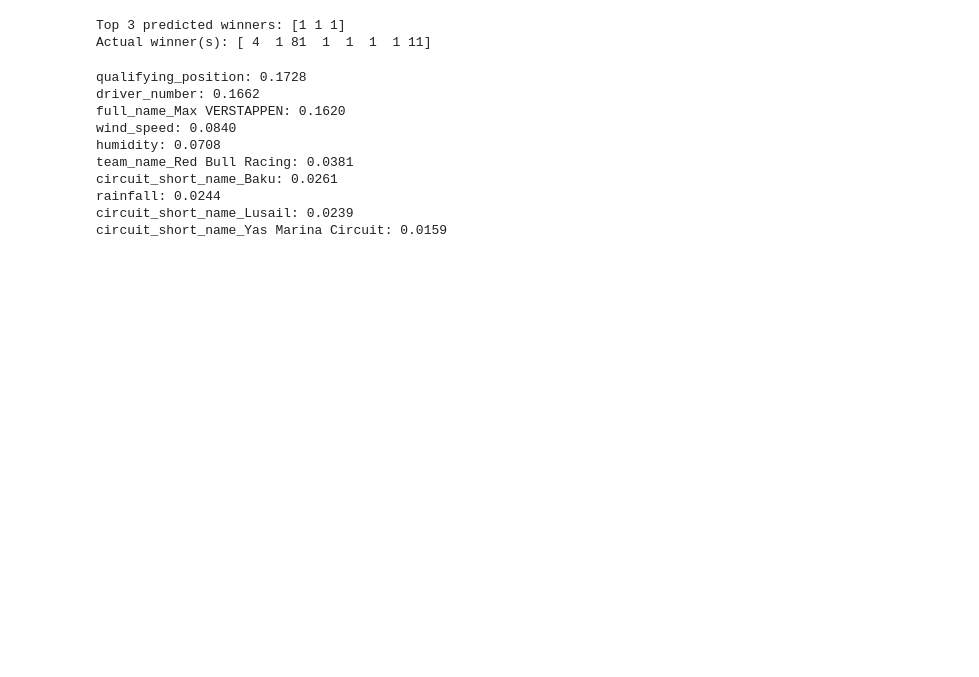
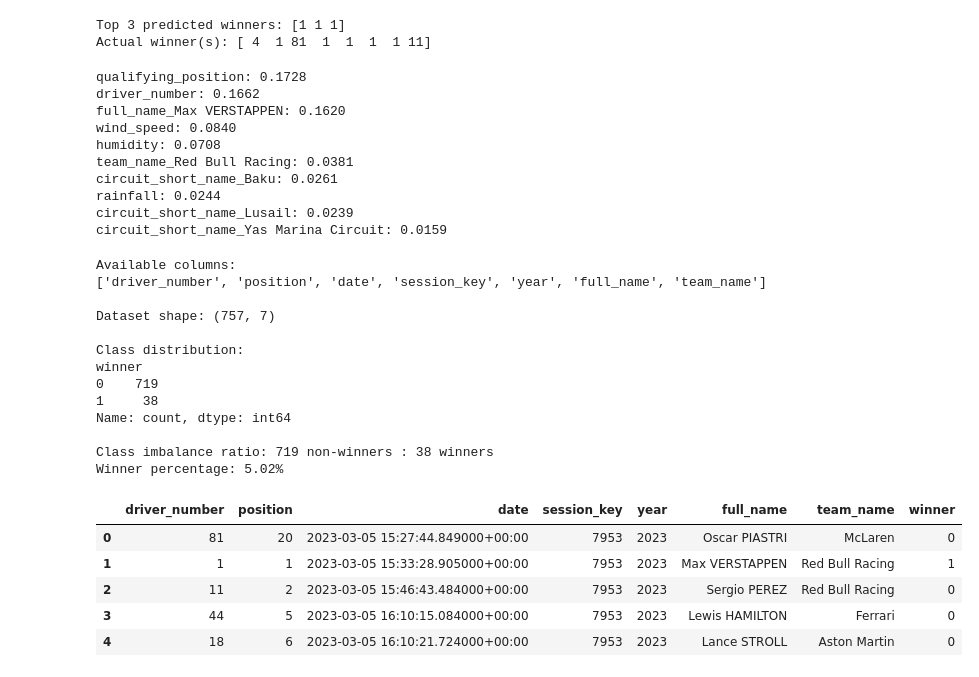
Before and after one commit to jordan-kesner/f1-modeling, a Jupyter notebook: notebooks/01-get-f1-data.ipynb, the cells around one changed output. Drawn from its saved outputs; the diff is of its cells as text; code cells hidden in the pictures; blank space fills up the shorter version.

```diff
--- a/notebooks/01-get-f1-data.ipynb
+++ b/notebooks/01-get-f1-data.ipynb
@@ -417,3 +408,34 @@ circuit_short_name_Baku: 0.0261
 rainfall: 0.0244
 circuit_short_name_Lusail: 0.0239
 circuit_short_name_Yas Marina Circuit: 0.0159
+# %%
+# Load the existing data and check class distribution
+race_df = pd.read_csv("final_positions_2021_2024.csv")
+
+# Check the class distribution
+print("Class distribution:")
+print(race_df['winner'].value_counts())
+print(f"\nClass imbalance ratio: {race_df['winner'].value_counts()[0]} non-winners : {race_df['winner'].value_counts()[1]} winners")
+print(f"Winner percentage: {(race_df['winner'].sum() / len(race_df)) * 100:.2f}%")
+
+race_df.head()
+# %% [output]
+Available columns:
+['driver_number', 'position', 'date', 'session_key', 'year', 'full_name', 'team_name']
+
+Dataset shape: (757, 7)
+
+Class distribution:
+winner
+0    719
+1     38
+Name: count, dtype: int64
+
+Class imbalance ratio: 719 non-winners : 38 winners
+Winner percentage: 5.02%
+|  | driver_number | position | date | session_key | year | full_name | team_name | winner |
+| 0 | 81 | 20 | 2023-03-05 15:27:44.849000+00:00 | 7953 | 2023 | Oscar PIASTRI | McLaren | 0 |
+| 1 | 1 | 1 | 2023-03-05 15:33:28.905000+00:00 | 7953 | 2023 | Max VERSTAPPEN | Red Bull Racing | 1 |
+| 2 | 11 | 2 | 2023-03-05 15:46:43.484000+00:00 | 7953 | 2023 | Sergio PEREZ | Red Bull Racing | 0 |
+| 3 | 44 | 5 | 2023-03-05 16:10:15.084000+00:00 | 7953 | 2023 | Lewis HAMILTON | Ferrari | 0 |
+| 4 | 18 | 6 | 2023-03-05 16:10:21.724000+00:00 | 7953 | 2023 | Lance STROLL | Aston Martin | 0 |
```
Also changed, not shown: parts of 2 cells of this notebook.
